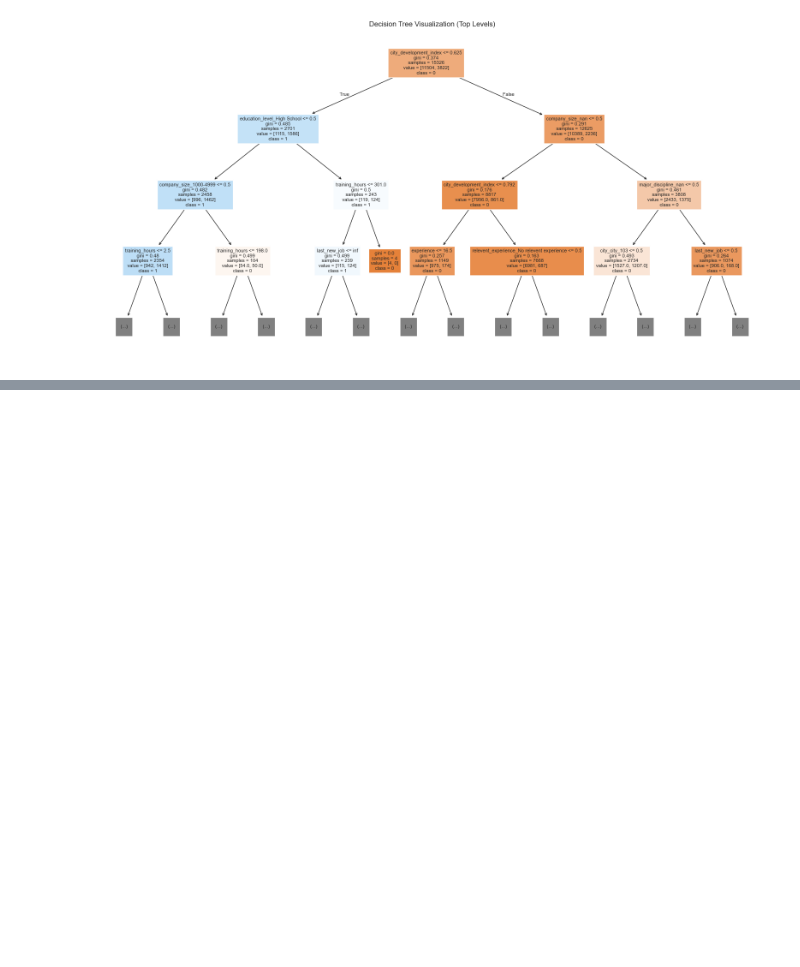
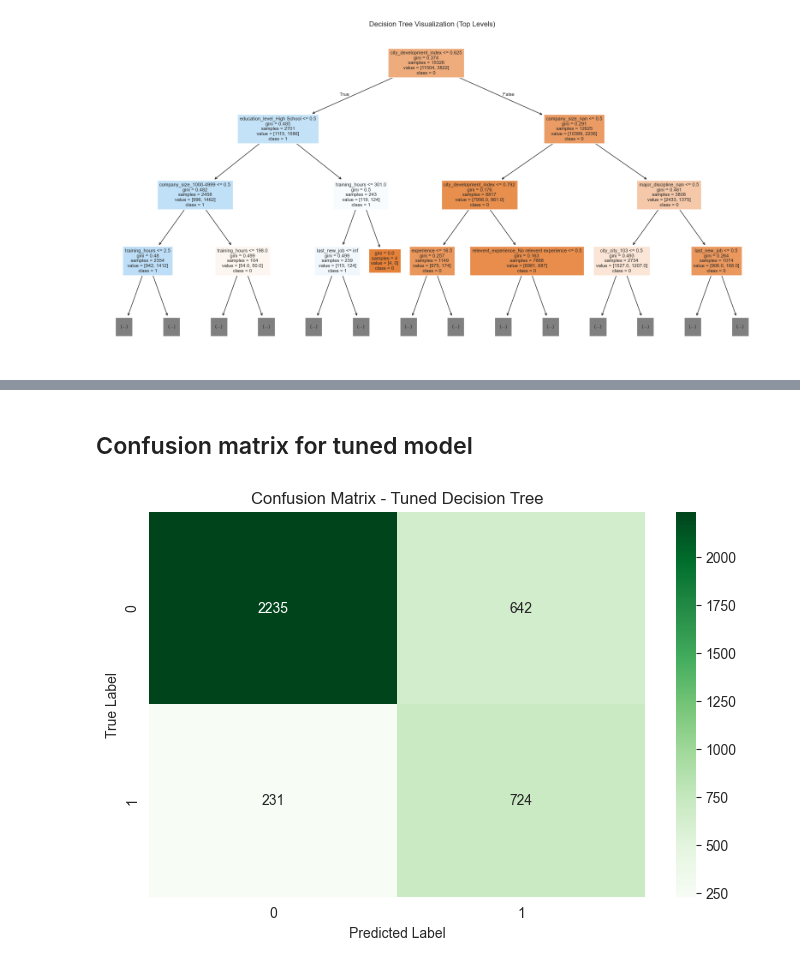
Before and after one commit to asitha-dharmarathne/Job-Change-Prediction-Using-Supervised-Learning, a Jupyter notebook: notebooks/03_decision_tree.ipynb, the cells around one changed output, grey strips where cells are left out. Cells and saved outputs as stored; diff of their text form; code cells hidden in the pictures; blank space fills up the shorter version.

```diff
--- a/notebooks/03_decision_tree.ipynb
+++ b/notebooks/03_decision_tree.ipynb
@@ -199,0 +202,18 @@ plt.show()
+# %%
+param_grid = {
+    "criterion": ["gini", "entropy"],
+    "max_depth": [3, 5, 7, 10, None],
+    "min_samples_split": [2, 5, 10, 20],
+    "min_samples_leaf": [1, 2, 5, 10],
+    "class_weight": [None, "balanced"]
+}
+# %%
+grid_search = GridSearchCV(
+    DecisionTreeClassifier(random_state=42),
+    param_grid,
+    cv=5,
+    scoring="f1",
+    n_jobs=-1
+)
+
+grid_search.fit(X_train, y_train)
@@ -199,0 +236,3 @@ plt.show()
+# %%
+best_dt = grid_search.best_estimator_
+best_dt.fit(X_train, y_train)
@@ -199,0 +245,3 @@ plt.show()
+# %%
+y_pred_best = best_dt.predict(X_test)
+y_prob_best = best_dt.predict_proba(X_test)[:, 1]
@@ -199,0 +283,12 @@ plt.show()
+# %% [markdown]
+## Confusion matrix for tuned model
+# %%
+cm_best = confusion_matrix(y_test, y_pred_best)
+
+sns.heatmap(cm_best, annot=True, fmt="d", cmap="Greens")
+plt.title("Confusion Matrix - Tuned Decision Tree")
+plt.xlabel("Predicted Label")
+plt.ylabel("True Label")
+plt.show()
+# %% [output]
+[figure, added]
```
Also changed, not shown: parts of 12 cells of this notebook.
